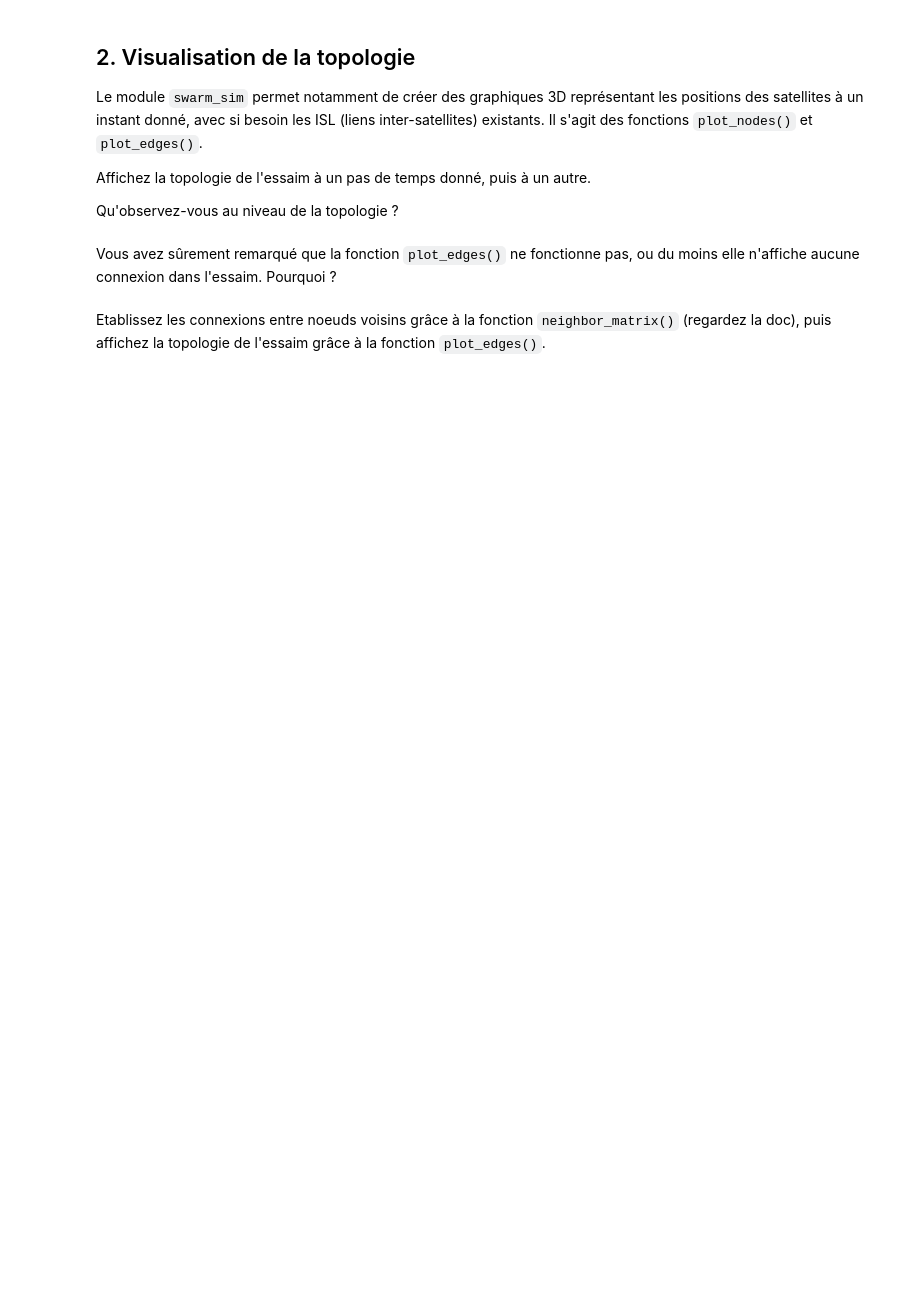
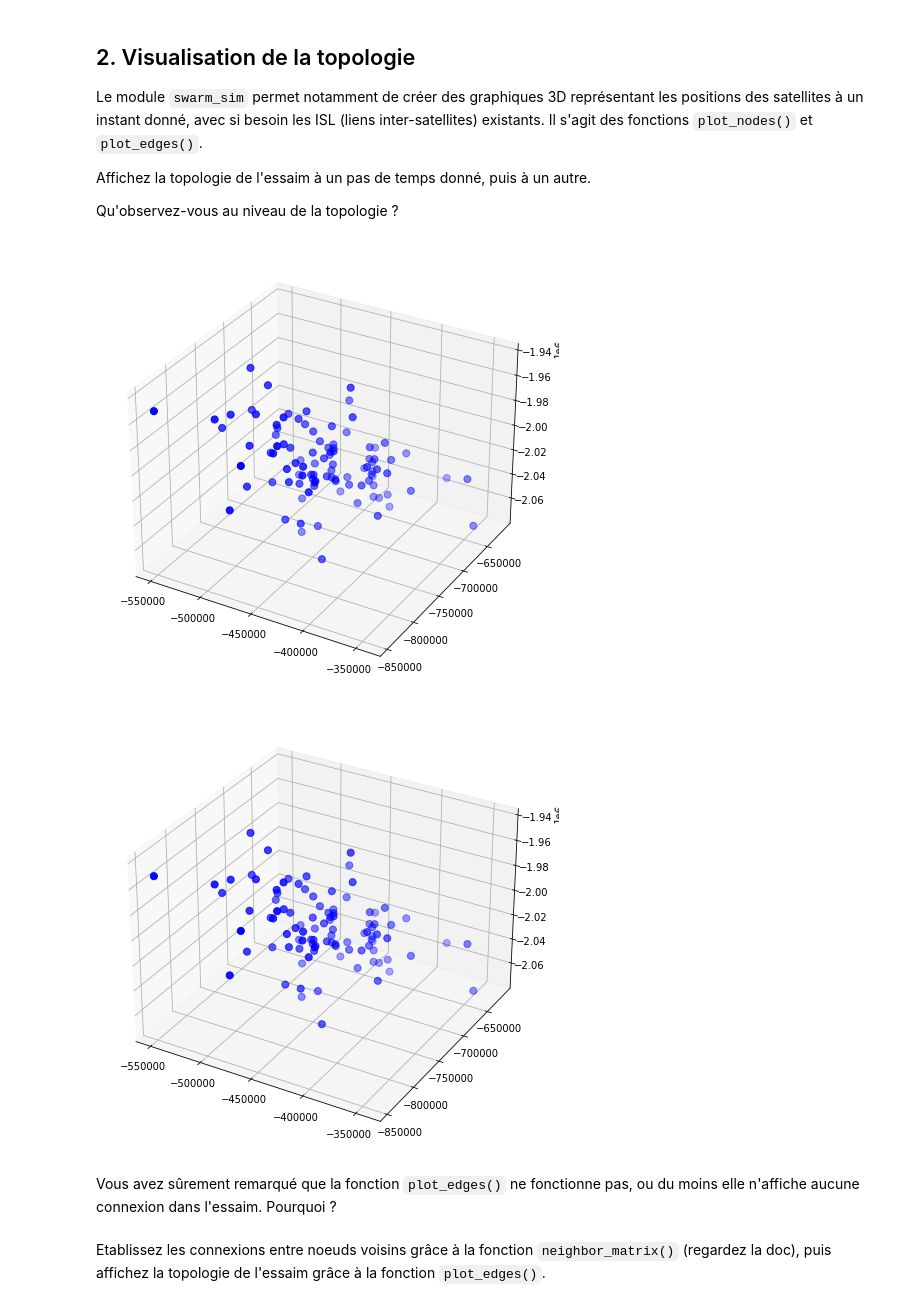
Before and after one commit to eakopyan/SwarmPy_Simulator, a Jupyter notebook: tp/sujet_tp.ipynb, the cells around one changed output. Cells and saved outputs as stored; diff of their text form; code cells hidden in the pictures; blank space fills up the shorter version.

```diff
--- a/tp/sujet_tp.ipynb
+++ b/tp/sujet_tp.ipynb
@@ -38,17 +45,16 @@ Modifiez les variables `iter_max` et `PATH` si nécessaire.
 *NB : le chargement peut être assez long (plusieurs minutes en fonction de la machine). Vous pouvez visualiser la progression du chargement avec la fonction `tqdm()` qui fonctionne comme suit :*
 # %%
 NB_NODES = 100
-iter_max = 1 # Nombre de traces à charger (à modifier)
-PATH = '..\data\Traces_Nanosatellites\\track_' # Emplacement des traces dans le dossier
-
+PATH = '..\data\Traces_Nanosatellites\\track_'
 
 satellites = {}
 
-with tqdm(total = iter_max, desc = 'Data loading') as pbar:
-    for i in range(iter_max):
+with tqdm(total=NB_NODES, desc='Extracting data') as pbar:
+    for i in range(NB_NODES):
         df = pd.read_csv(PATH+str(i)+'.csv', sep=',', header=0)
         df['coords'] = ['x','y','z']
         satellites[i] = df.set_index('coords', drop=True)
-        pbar.update(1) # Fonction de mise à jour de la progression
+        pbar.update(1)
+
 
 satellites[0].head()
@@ -92,6 +117,10 @@ Affichez la topologie de l'essaim à un pas de temps donné, puis à un autre.
 Qu'observez-vous au niveau de la topologie ?
 # %%
 dict_swarm[0].plot_nodes()
+dict_swarm[0].plot_edges()
+# %% [output]
+[figure, added]
+[figure, added]
 # %% [markdown]
 Vous avez sûrement remarqué que la fonction `plot_edges()` ne fonctionne pas, ou du moins elle n'affiche aucune connexion dans l'essaim. Pourquoi ?
 # %%
```
Also changed, not shown: parts of 17 cells of this notebook, 1 other file.
